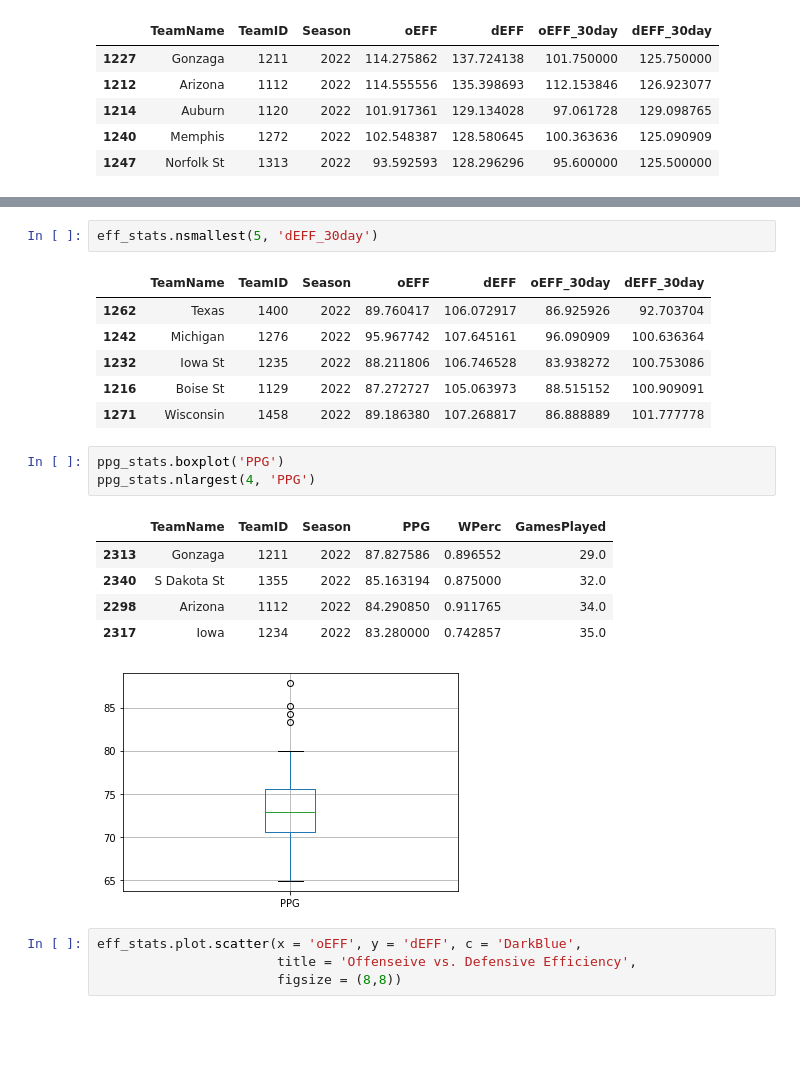
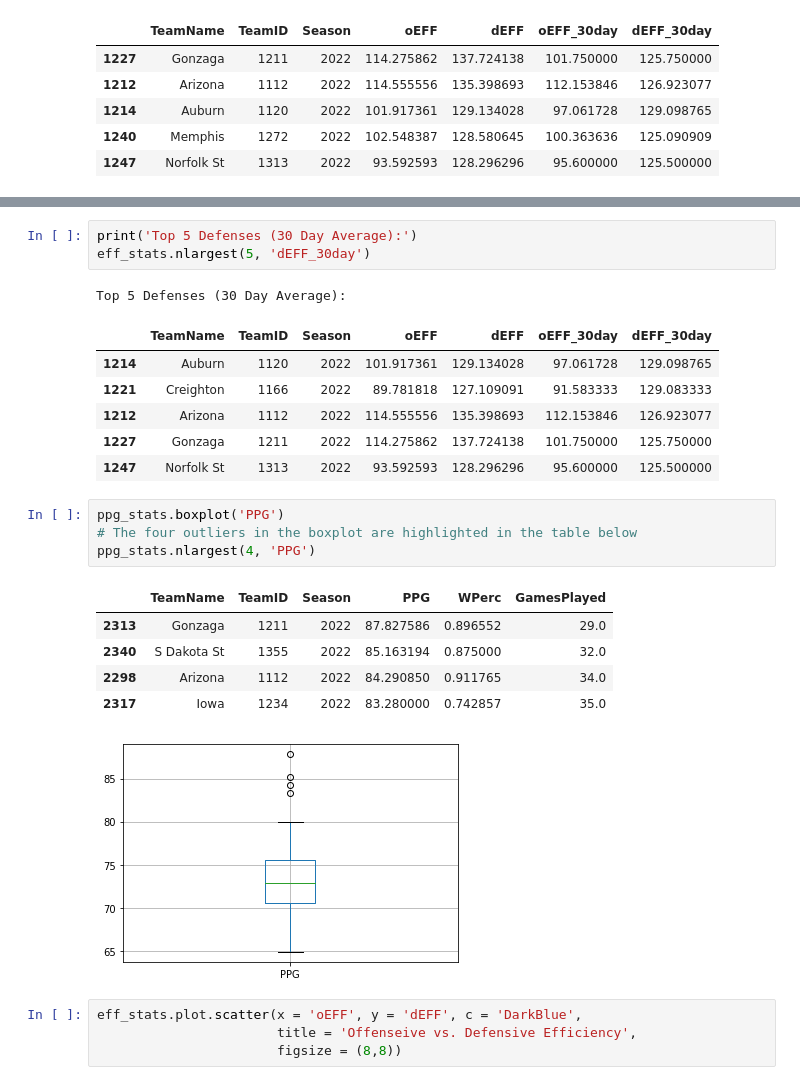
Before and after one commit to ZChipman/Predicting_March_Madness, a Jupyter notebook: 2022 March Maddness Prediction.ipynb, the cells around one changed output, grey strips where cells are left out. Drawn from its saved outputs; the diff is of its cells as text; blank space fills up the shorter version.

```diff
--- a/2022 March Maddness Prediction.ipynb
+++ b/2022 March Maddness Prediction.ipynb
@@ -570,17 +576,20 @@ eff_stats.nlargest(5, 'oEFF_30day')
 | 1254 | S Dakota St | 1355 | 2022 | 105.725694 | 119.416667 | 104.802469 | 117.925926 |
 | 1211 | Alabama | 1104 | 2022 | 105.861111 | 120.854167 | 104.506173 | 115.370370 |
 | 1225 | Duke | 1181 | 2022 | 106.039216 | 126.549020 | 103.333333 | 115.666667 |
-# %%
-eff_stats.nsmallest(5, 'dEFF_30day')
-# %% [output]
-|  | TeamName | TeamID | Season | oEFF | dEFF | oEFF_30day | dEFF_30day |
-| 1262 | Texas | 1400 | 2022 | 89.760417 | 106.072917 | 86.925926 | 92.703704 |
-| 1242 | Michigan | 1276 | 2022 | 95.967742 | 107.645161 | 96.090909 | 100.636364 |
-| 1232 | Iowa St | 1235 | 2022 | 88.211806 | 106.746528 | 83.938272 | 100.753086 |
-| 1216 | Boise St | 1129 | 2022 | 87.272727 | 105.063973 | 88.515152 | 100.909091 |
-| 1271 | Wisconsin | 1458 | 2022 | 89.186380 | 107.268817 | 86.888889 | 101.777778 |
+# %%
+print('Top 5 Defenses (30 Day Average):')
+eff_stats.nlargest(5, 'dEFF_30day')
+# %% [output]
+Top 5 Defenses (30 Day Average):
+|  | TeamName | TeamID | Season | oEFF | dEFF | oEFF_30day | dEFF_30day |
+| 1214 | Auburn | 1120 | 2022 | 101.917361 | 129.134028 | 97.061728 | 129.098765 |
+| 1221 | Creighton | 1166 | 2022 | 89.781818 | 127.109091 | 91.583333 | 129.083333 |
+| 1212 | Arizona | 1112 | 2022 | 114.555556 | 135.398693 | 112.153846 | 126.923077 |
+| 1227 | Gonzaga | 1211 | 2022 | 114.275862 | 137.724138 | 101.750000 | 125.750000 |
+| 1247 | Norfolk St | 1313 | 2022 | 93.592593 | 128.296296 | 95.600000 | 125.500000 |
 # %%
 ppg_stats.boxplot('PPG')
+# The four outliers in the boxplot are highlighted in the table below
 ppg_stats.nlargest(4, 'PPG')
 # %% [output]
 |  | TeamName | TeamID | Season | PPG | WPerc | GamesPlayed |
```
Also changed, not shown: parts of 17 cells of this notebook.
